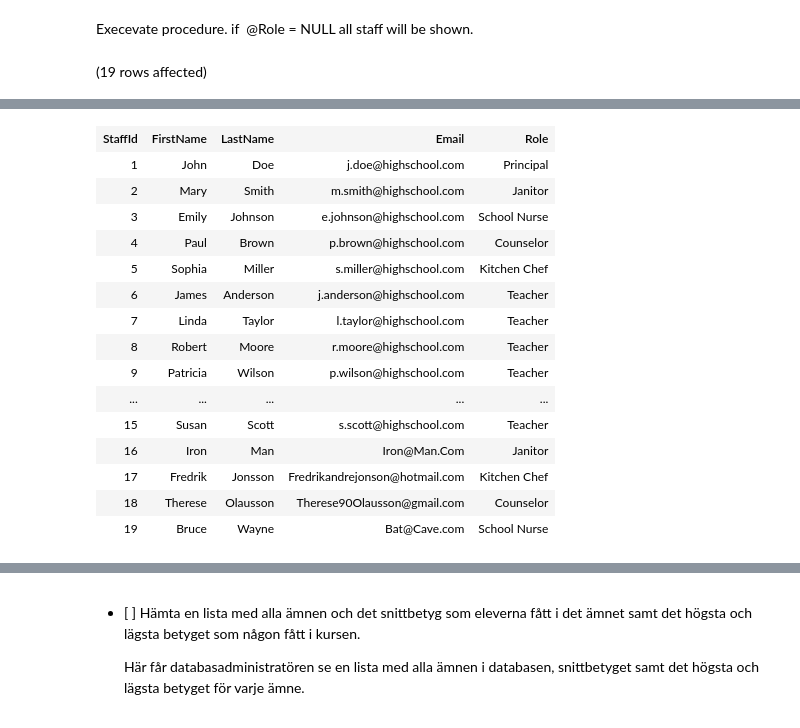
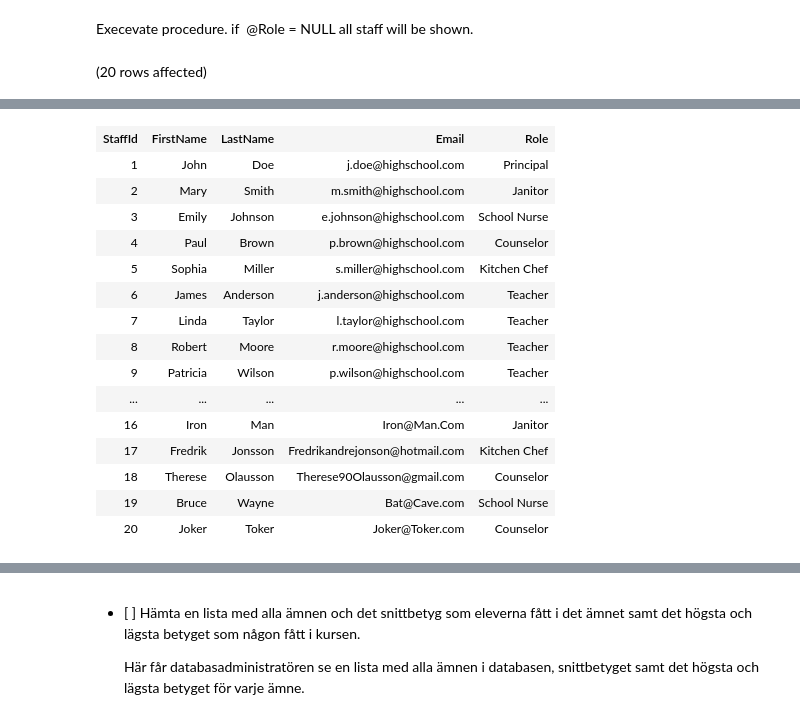
Before and after one commit to JonssonF/Databas_SUT24_LABB3, a Jupyter notebook: Azure/Notebook-1.ipynb, the cells around one changed output, grey strips where cells are left out. Cells and saved outputs as stored; diff of their text form; code cells hidden in the pictures.

```diff
--- a/Azure/Notebook-1.ipynb
+++ b/Azure/Notebook-1.ipynb
@@ -134,7 +134,7 @@ Total execution time: 00:00:00
 Execevate procedure. if  @Role = NULL all staff will be shown.
 # %%
 USE LabbSchool
---Retrievs a list of the whole staff.
+--Retrievs a list of the whole staff since it's not asked as below.
 EXEC GetStaffByRole;
 # %% [output]
-(19 rows affected)
+(20 rows affected)
@@ -142,19 +142,19 @@ Total execution time: 00:00:00.014
 | StaffId | FirstName | LastName | Email | Role |
 | 1 | John | Doe | j.doe@highschool.com | Principal |
 | 2 | Mary | Smith | m.smith@highschool.com | Janitor |
 | 3 | Emily | Johnson | e.johnson@highschool.com | School Nurse |
 | 4 | Paul | Brown | p.brown@highschool.com | Counselor |
 | 5 | Sophia | Miller | s.miller@highschool.com | Kitchen Chef |
 | 6 | James | Anderson | j.anderson@highschool.com | Teacher |
 | 7 | Linda | Taylor | l.taylor@highschool.com | Teacher |
 | 8 | Robert | Moore | r.moore@highschool.com | Teacher |
 | 9 | Patricia | Wilson | p.wilson@highschool.com | Teacher |
 | ... | ... | ... | ... | ... |
-| 15 | Susan | Scott | s.scott@highschool.com | Teacher |
 | 16 | Iron | Man | Iron@Man.Com | Janitor |
 | 17 | Fredrik | Jonsson | Fredrikandrejonson@hotmail.com | Kitchen Chef |
 | 18 | Therese | Olausson | Therese90Olausson@gmail.com | Counselor |
 | 19 | Bruce | Wayne | Bat@Cave.com | School Nurse |
+| 20 | Joker | Toker | Joker@Toker.com | Counselor |
 # %%
 USE LabbSchool
 --Gets list of employees based on role.
```
Also changed, not shown: parts of 8 cells of this notebook, 1 other file.
